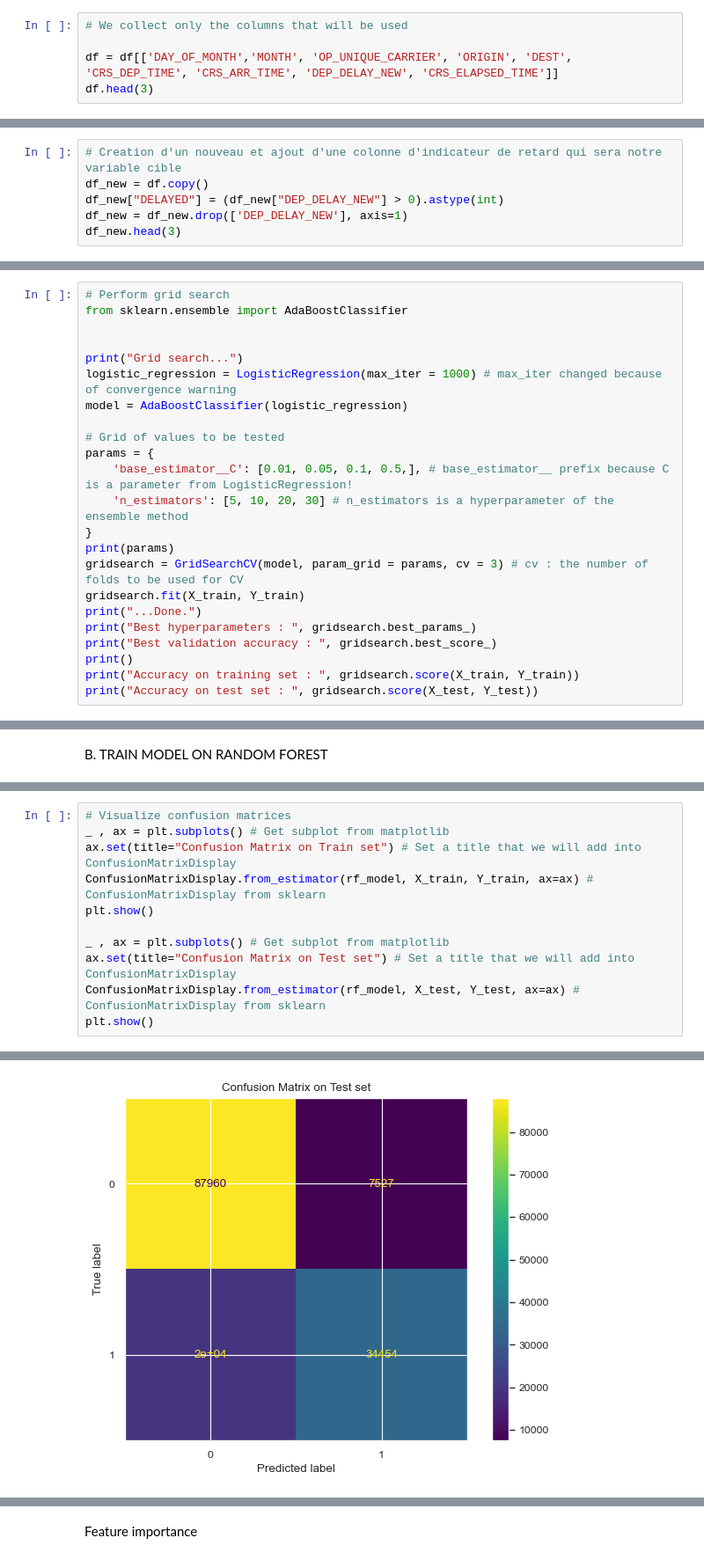
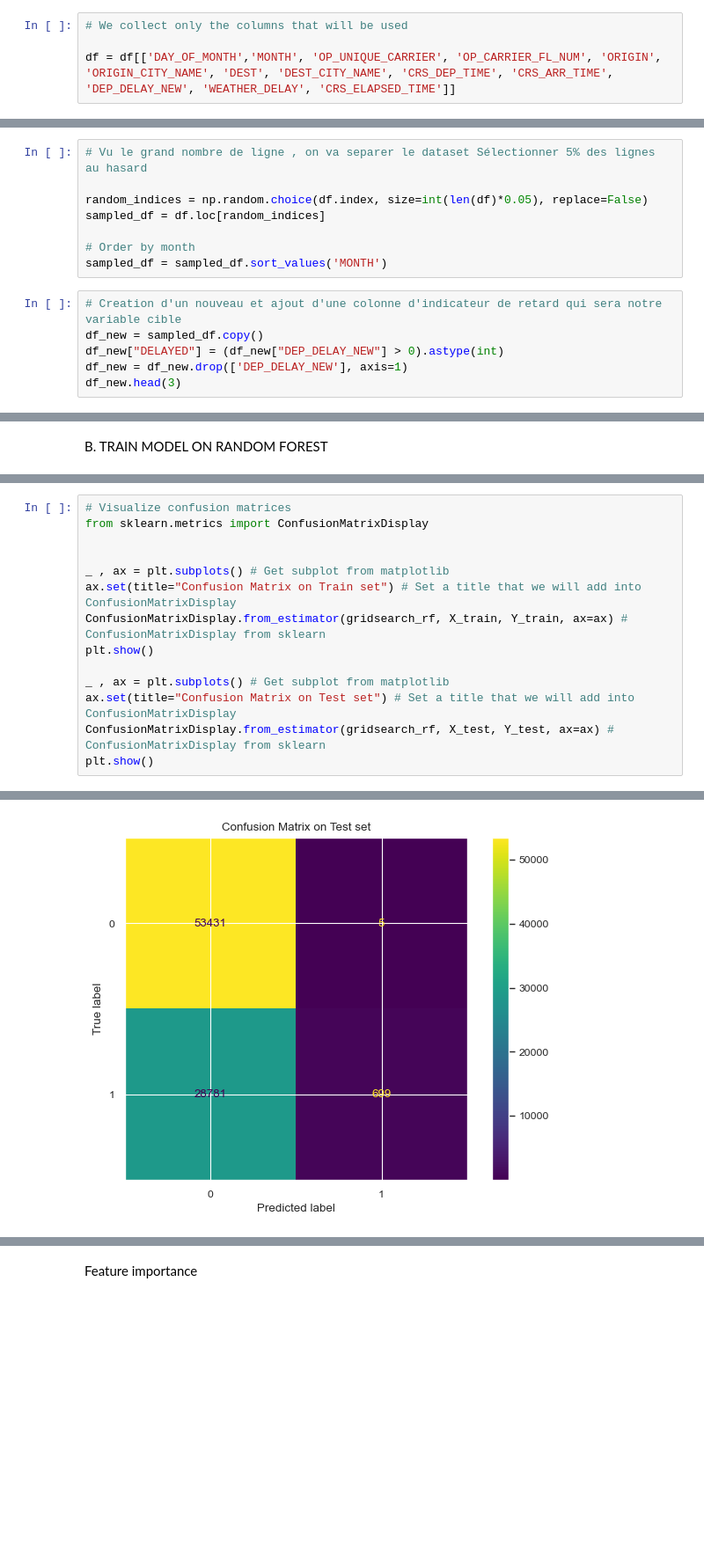
Before and after one commit to loft897/Final-Project-Jedha, a Jupyter notebook: final_project.ipynb, the cells around one changed output, grey strips where cells are left out. Shown at 88% size. Drawn from its saved outputs; the diff is of its cells as text; blank space fills up the shorter version.

Commit message:
API molels+airports+weather

```diff
--- a/final_project.ipynb
+++ b/final_project.ipynb
@@ -708,5 +710,4 @@ print(list(df.columns))
 # %%
 # We collect only the columns that will be used
 
-df = df[['DAY_OF_MONTH','MONTH', 'OP_UNIQUE_CARRIER', 'ORIGIN', 'DEST', 'CRS_DEP_TIME', 'CRS_ARR_TIME', 'DEP_DELAY_NEW', 'CRS_ELAPSED_TIME']]
-df.head(3)
+df = df[['DAY_OF_MONTH','MONTH', 'OP_UNIQUE_CARRIER', 'OP_CARRIER_FL_NUM', 'ORIGIN', 'ORIGIN_CITY_NAME', 'DEST', 'DEST_CITY_NAME', 'CRS_DEP_TIME', 'CRS_ARR_TIME', 'DEP_DELAY_NEW', 'WEATHER_DELAY', 'CRS_ELAPSED_TIME']]
@@ -718,6 +714,14 @@ df.head(3)
+# %%
+# Vu le grand nombre de ligne , on va separer le dataset Sélectionner 5% des lignes au hasard
+
+random_indices = np.random.choice(df.index, size=int(len(df)*0.05), replace=False)
+sampled_df = df.loc[random_indices]
+
+# Order by month
+sampled_df = sampled_df.sort_values('MONTH')
 # %%
 # Creation d'un nouveau et ajout d'une colonne d'indicateur de retard qui sera notre variable cible
-df_new = df.copy()
+df_new = sampled_df.copy()
 df_new["DELAYED"] = (df_new["DEP_DELAY_NEW"] > 0).astype(int)
 df_new = df_new.drop(['DEP_DELAY_NEW'], axis=1)
 df_new.head(3)
@@ -903,23 +925,0 @@ Accuracy on test set :  0.6730595281455556
-# %%
-# Perform grid search
-from sklearn.ensemble import AdaBoostClassifier
-
-
-print("Grid search...")
-logistic_regression = LogisticRegression(max_iter = 1000) # max_iter changed because of convergence warning
-model = AdaBoostClassifier(logistic_regression)
-
-# Grid of values to be tested
-params = {
-    'base_estimator__C': [0.01, 0.05, 0.1, 0.5,], # base_estimator__ prefix because C is a parameter from LogisticRegression!
-    'n_estimators': [5, 10, 20, 30] # n_estimators is a hyperparameter of the ensemble method
-}
-print(params)
-gridsearch = GridSearchCV(model, param_grid = params, cv = 3) # cv : the number of folds to be used for CV
-gridsearch.fit(X_train, Y_train)
-print("...Done.")
-print("Best hyperparameters : ", gridsearch.best_params_)
-print("Best validation accuracy : ", gridsearch.best_score_)
-print()
-print("Accuracy on training set : ", gridsearch.score(X_train, Y_train))
-print("Accuracy on test set : ", gridsearch.score(X_test, Y_test))
@@ -1257,12 +1178,15 @@ SyntaxError: invalid syntax (4110209309.py, line 1)
 # %%
 # Visualize confusion matrices
+from sklearn.metrics import ConfusionMatrixDisplay
+
+
 _ , ax = plt.subplots() # Get subplot from matplotlib
 ax.set(title="Confusion Matrix on Train set") # Set a title that we will add into ConfusionMatrixDisplay
-ConfusionMatrixDisplay.from_estimator(rf_model, X_train, Y_train, ax=ax) # ConfusionMatrixDisplay from sklearn
+ConfusionMatrixDisplay.from_estimator(gridsearch_rf, X_train, Y_train, ax=ax) # ConfusionMatrixDisplay from sklearn
 plt.show()
 
 _ , ax = plt.subplots() # Get subplot from matplotlib
 ax.set(title="Confusion Matrix on Test set") # Set a title that we will add into ConfusionMatrixDisplay
-ConfusionMatrixDisplay.from_estimator(rf_model, X_test, Y_test, ax=ax) # ConfusionMatrixDisplay from sklearn
+ConfusionMatrixDisplay.from_estimator(gridsearch_rf, X_test, Y_test, ax=ax) # ConfusionMatrixDisplay from sklearn
 plt.show()
 # %% [output]
@@ -1270,4 +1194,4 @@ plt.show()
-[figure, old version]
+[figure, new version]
 # %%
 # Visualize ROC curves
 from sklearn.metrics import RocCurveDisplay
```
Also changed, not shown: parts of 40 cells of this notebook, 11 other files.
